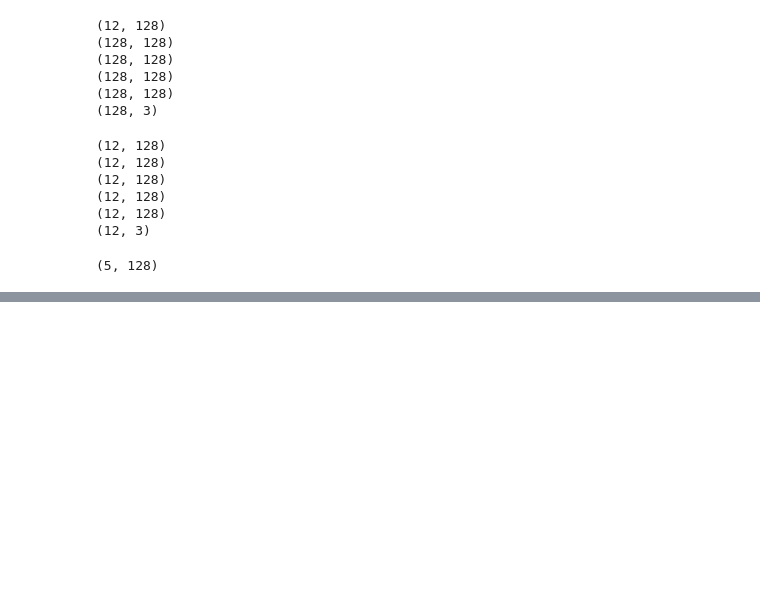
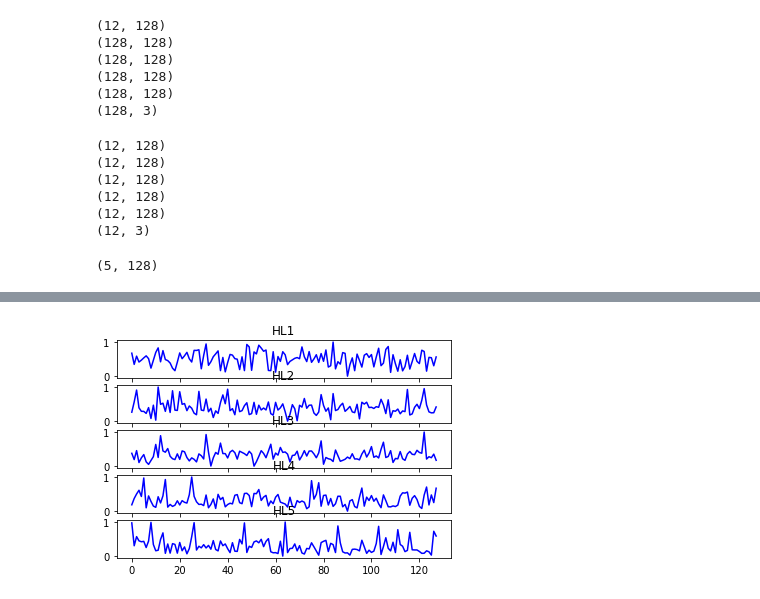
Before and after one commit to lp02781/tutorialTensorFlow, a Jupyter notebook: paper1_test/ann_reg.ipynb, the cells around one changed output, grey strips where cells are left out. Drawn from its saved outputs; the diff is of its cells as text; code cells hidden in the pictures; blank space fills up the shorter version.

```diff
--- a/paper1_test/ann_reg.ipynb
+++ b/paper1_test/ann_reg.ipynb
@@ -329,0 +329,21 @@ plt.show()
+# %%
+haha = np.arange(0,5,1)
+
+for k in haha:
+    Influental_matrix[k,:] = (Influental_matrix[k,:]-np.min(Influental_matrix[k,:]))/(np.max(Influental_matrix[k,:])-np.min(Influental_matrix[k,:]))
+# %%
+x_label = np.arange(0,128,1)
+plt.figure()
+plt.subplot(511).set_title("HL1")
+plt.plot(x_label, Influental_matrix[0,:], '-b')
+plt.subplot(512).set_title("HL2")
+plt.plot(x_label, Influental_matrix[1,:], '-b')
+plt.subplot(513).set_title("HL3")
+plt.plot(x_label, Influental_matrix[2,:], '-b')
+plt.subplot(514).set_title("HL4")
+plt.plot(x_label, Influental_matrix[3,:], '-b')
+plt.subplot(515).set_title("HL5")
+plt.plot(x_label, Influental_matrix[4,:], '-b')
+plt.show()
+# %% [output]
+[figure, added]
```
Also changed, not shown: parts of 12 cells of this notebook, 4 other files.
